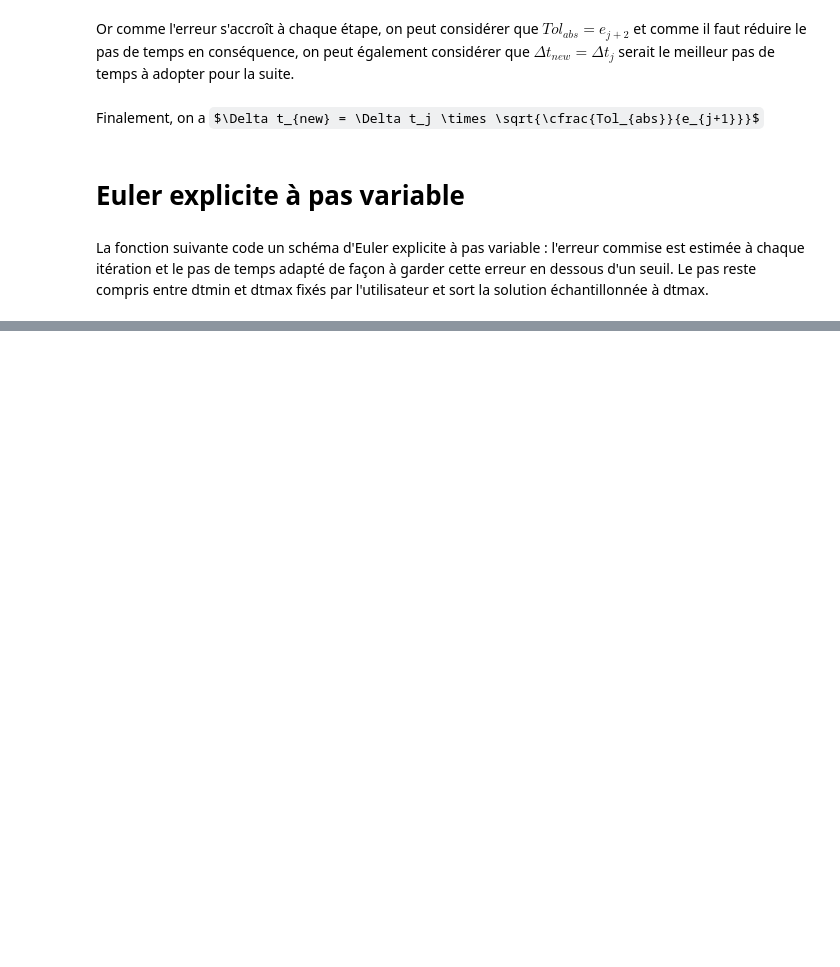
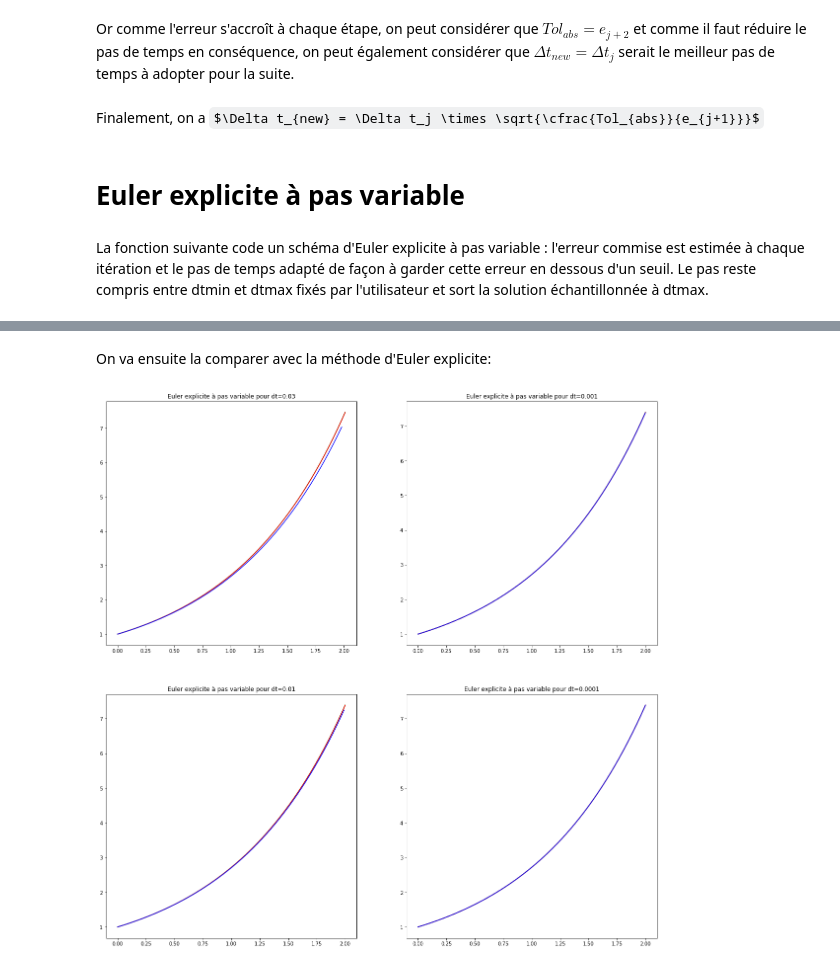
Before and after one commit to thomas-dubard/Projet_Maths_Info2, a Jupyter notebook: Untitled.ipynb, the cells around one changed output, grey strips where cells are left out. Drawn from its saved outputs; the diff is of its cells as text; code cells hidden in the pictures; some formulas as TeX source; blank space fills up the shorter version.

```diff
--- a/Untitled.ipynb
+++ b/Untitled.ipynb
@@ -220,0 +237,20 @@ def solve_ivp_euler_explicit_variable_step(f, t0, x0, t_f, dtmin = 1e-16, dtmax
+# %% [markdown]
+On va ensuite la comparer avec la méthode d'Euler explicite:
+# %%
+%matplotlib inline
+dt = [3*1e-2, 1e-2, 1e-3, 1e-4]
+
+fig, axes = plt.subplots(2, 2, figsize=(20, 20))
+for i in range(len(dt)):
+    (t_test, x_test) = solve_ivp_euler_explicit_variable_step(f, t0, x0, t0 + 2, dtmax = dt[i])
+    t_test = t_test.T[0]
+    x_test = x_test[0]
+    t_euler, x_euler = solve_euler_explicit(f, x0, dt[i], t0, t0 + 2)
+    x_real = np.exp(t_test)
+    axes[i%2][i//2].plot(t_test, x_real, color='green', label='Valeur réelle')
+    axes[i%2][i//2].plot(t_test, x_test, color='red', label='Euleur à pas variable')
+    axes[i%2][i//2].plot(t_euler, x_euler, color='blue', label='Euleur à pas fixe')
+    axes[i%2][i//2].set_title(f"Euler explicite à pas variable pour dt={dt[i]}")
+plt.show()
+# %% [output]
+[figure, added]
```
Also changed, not shown: parts of 9 cells of this notebook.
